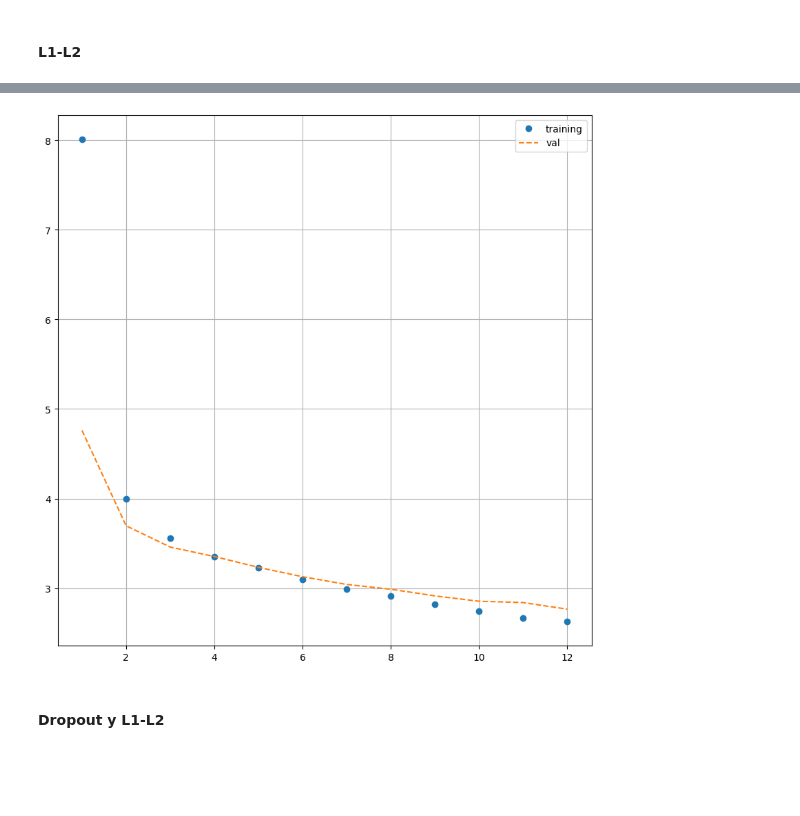
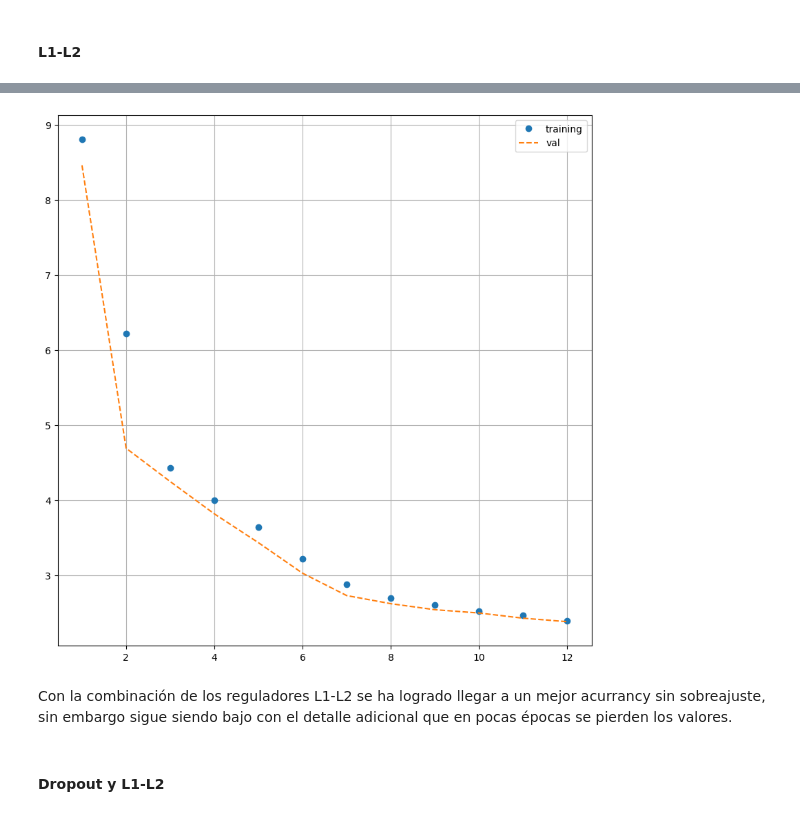
Before and after one commit to Jorge-1501/Redes-Neuronales, a Jupyter notebook: Digitos/src/Tarea3-Redes.ipynb, the cells around one changed output, grey strips where cells are left out. Saved outputs shown, nothing was run; the diff lists cells and outputs as text; code cells hidden in the pictures; blank space fills up the shorter version.

Commit message:
Implementación L1-L2. Mejor control y accurancy pero continua perdiendo los valores muy rápido.

```diff
--- a/Digitos/src/Tarea3-Redes.ipynb
+++ b/Digitos/src/Tarea3-Redes.ipynb
@@ -806,23 +827,27 @@ plt.show()
 #### L1-L2
 # %%
 # Cargar el modelo preentrenado
-modelo_preentrenado_l2 = tf.keras.models.load_model("mejor_modelo_segundo_entrenamiento.h5")
+modelo_preentrenado_l1_l2 = tf.keras.models.load_model("mejor_modelo_segundo_entrenamiento.h5")
 
 # Agregar capas de dropout y regularización L2
-modelo_preentrenado_l2.add(layers.Dense(10, activation='relu', kernel_regularizer=l2(0.00001), name="mi_capa_l2"))
+modelo_preentrenado_l1_l2.add(layers.Dense(10, activation='relu',
+                                        kernel_regularizer=l1_l2(l1=0.00001, l2=0.0001),
+                                        name="mi_capa_l1_l2"))
 
 # Compilar el modelo con las nuevas configuraciones
 custom_optimizer3 = Adam(learning_rate=0.00001, beta_1=0.95, beta_2=0.999, epsilon=1e-10)
-modelo_preentrenado_l2.compile(optimizer=custom_optimizer3, loss="categorical_crossentropy", metrics=["accuracy"])
+modelo_preentrenado_l1_l2.compile(optimizer=custom_optimizer3,
+                                  loss="categorical_crossentropy",
+                                  metrics=["accuracy"])
 
 # Define el callback ModelCheckpoint para guardar el mejor modelo
-checkpoint_mejor_modelo_l2 = ModelCheckpoint("mejor_modelo_l2.h5", monitor="val_loss", save_best_only=True)
+checkpoint_mejor_modelo_l1_l2 = ModelCheckpoint("mejor_modelo_l1_l2.h5", monitor="val_loss", save_best_only=True)
 
 # Entrena el modelo preentrenado con el callback para guardar el mejor modelo
-history_train_l2 = modelo_preentrenado_l2.fit(train_images, train_labels, epochs=15, batch_size=10,
-                                         callbacks=[checkpoint_mejor_modelo_l2],
+history_train_l1_l2 = modelo_preentrenado_l1_l2.fit(train_images, train_labels, epochs=20, batch_size=10,
+                                         callbacks=[checkpoint_mejor_modelo_l1_l2],
                                          validation_split=0.2)
 
 # Cargar el mejor modelo guardado durante el segundo entrenamiento
-mejor_modelo_l2 = tf.keras.models.load_model("mejor_modelo_l2.h5")
+mejor_modelo_l1_l2 = tf.keras.models.load_model("mejor_modelo_l1_l2.h5")
 # %% [output]
@@ -859,14 +878,16 @@ Precisión en el conjunto de prueba: 0.4569000005722046
 # %%
-history_dict_l2 = history_train_l2.history
-loss_values_l2 = history_dict_l2['loss']
-val_loss_values_l2 = history_dict_l2['val_loss']
+history_dict_l1_l2 = history_train_l1_l2.history
+loss_values_l1_l2 = history_dict_l1_l2['loss']
+val_loss_values_l1_l2 = history_dict_l1_l2['val_loss']
 
 fig = plt.figure(figsize=(10,10))
-epoch = range(1,len(loss_values_l2)+1)
-plt.plot(epoch,loss_values_l2, 'o',label='training')
-plt.plot(epoch,val_loss_values_l2, '--',label='val')
+epoch = range(1,len(loss_values_l1_l2)+1)
+plt.plot(epoch,loss_values_l1_l2, 'o',label='training')
+plt.plot(epoch,val_loss_values_l1_l2, '--',label='val')
 plt.legend()
 plt.grid()
 plt.show()
 # %% [output]
-[figure, old version]
+[figure, new version]
+# %% [markdown]
+Con la combinación de los reguladores L1-L2 se ha logrado llegar a un mejor acurrancy sin sobreajuste, sin embargo sigue siendo bajo con el detalle adicional que en pocas épocas se pierden los valores.
```
Also changed, not shown: parts of 4 cells of this notebook, 1 other file.
